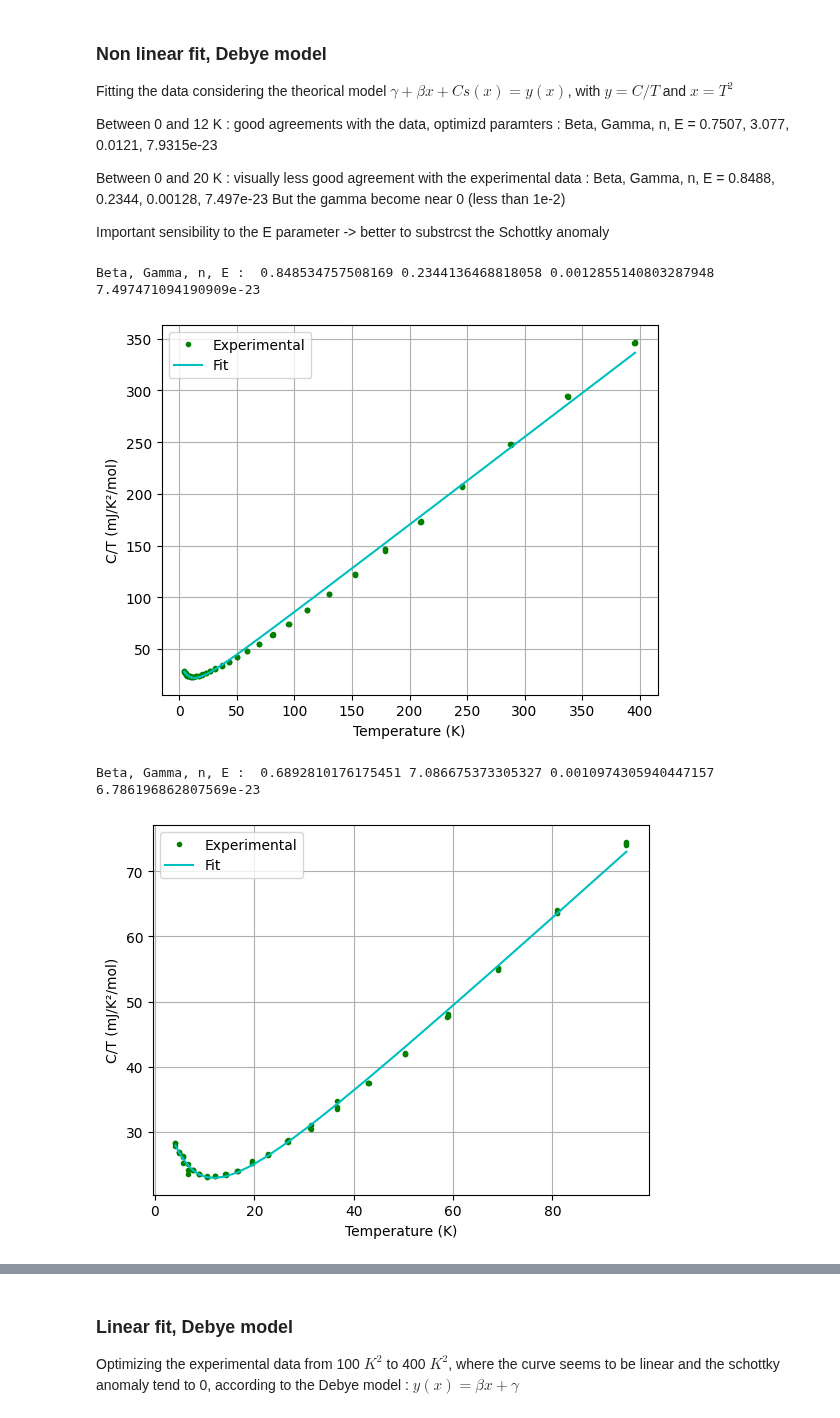
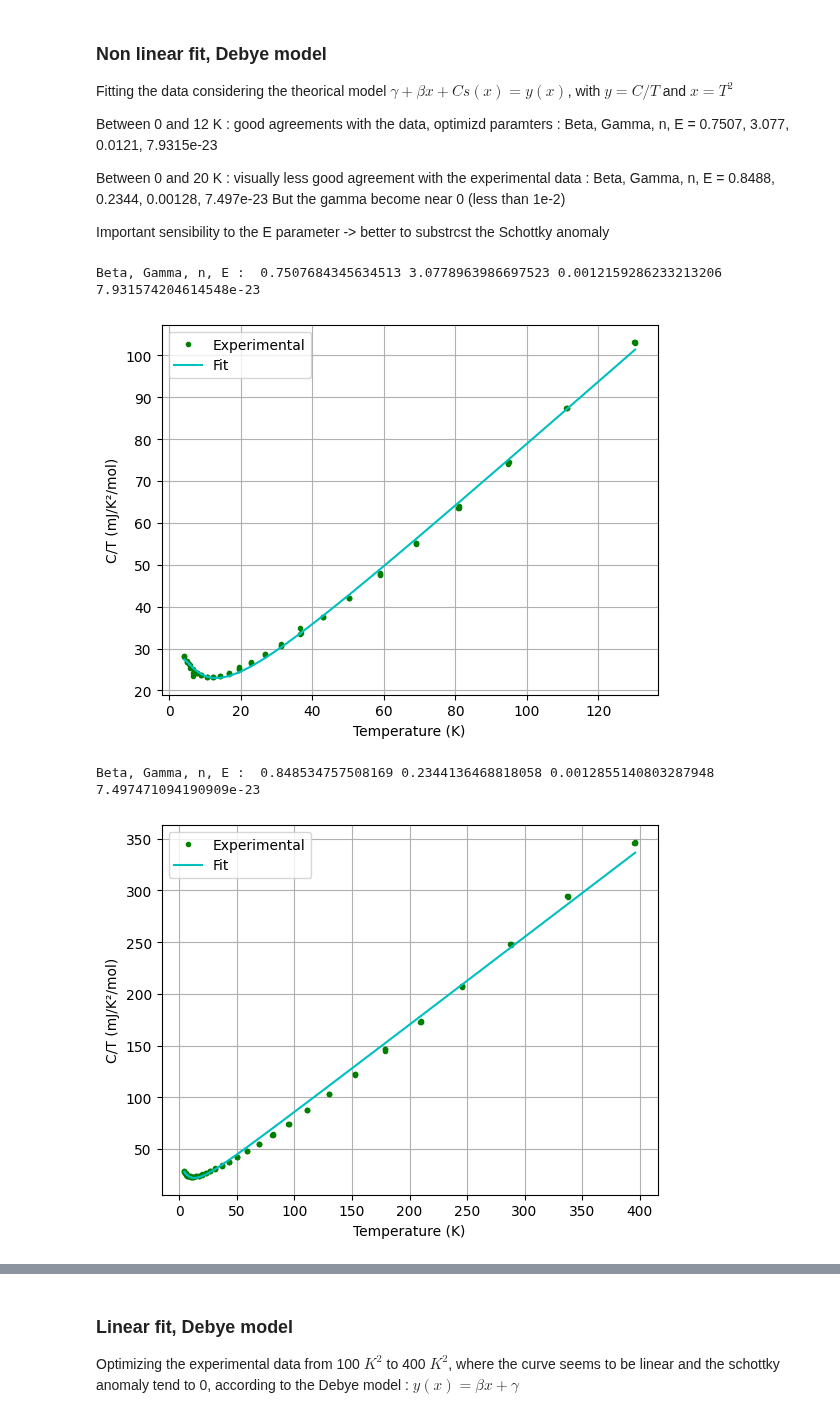
Before and after one commit to Gamal-on/YBCO, a Jupyter notebook: results_YBCO_overdoped.ipynb, the cells around one changed output, grey strips where cells are left out. Drawn from its saved outputs; the diff is of its cells as text; code cells hidden in the pictures.

```diff
--- a/results_YBCO_overdoped.ipynb
+++ b/results_YBCO_overdoped.ipynb
@@ -27,13 +27,13 @@ But the gamma become near 0 (less than 1e-2)
 
 Important sensibility to the E parameter -> better to substrcst the Schottky anomaly
 # %%
+nonlinear_acoustic_fit.plot_fit_acoustic(0, 144, cnt.squared_temperature_ISIS, cnt.hc_div_temp_ISIS, cnt.err_hc_div_temp_ISIS,
+                                         bounds=([0.1, 0, 1e-3, 2e-23],[1, 10,5e-2, 9e-23]))
+
 nonlinear_acoustic_fit.plot_fit_acoustic(0, 400, cnt.squared_temperature_ISIS, cnt.hc_div_temp_ISIS, cnt.err_hc_div_temp_ISIS,
                                          bounds=([0.1, 0, 1e-3, 2e-23],[1, 10,5e-2, 9e-23]))
-
-nonlinear_acoustic_fit.plot_fit_acoustic(0, 100, cnt.squared_temperature_ISIS, cnt.hc_div_temp_ISIS, cnt.err_hc_div_temp_ISIS,
-                                         bounds=([0.1, 0, 1e-3, 2e-23],[1, 10,5e-2, 9e-23]))
 # %% [output]
-Beta, Gamma, n, E :  0.848534757508169 0.2344136468818058 0.0012855140803287948 7.497471094190909e-23
+Beta, Gamma, n, E :  0.7507684345634513 3.0778963986697523 0.0012159286233213206 7.931574204614548e-23
-[figure, old version]
+[figure, new version]
-Beta, Gamma, n, E :  0.6892810176175451 7.086675373305327 0.0010974305940447157 6.786196862807569e-23
+Beta, Gamma, n, E :  0.848534757508169 0.2344136468818058 0.0012855140803287948 7.497471094190909e-23
-[figure, old version]
+[figure, new version]
```
Also changed, not shown: parts of 5 cells of this notebook, 3 other files.
